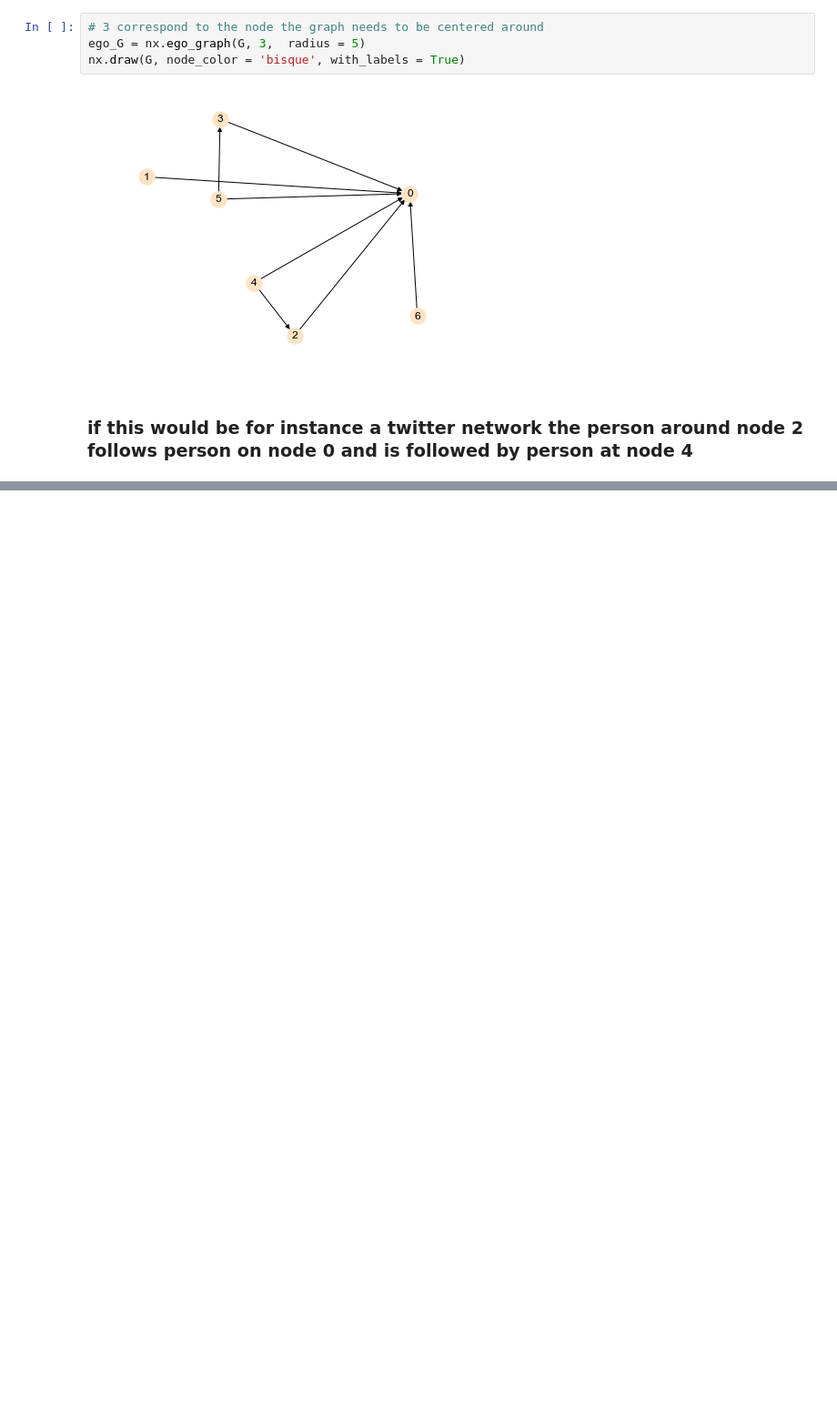
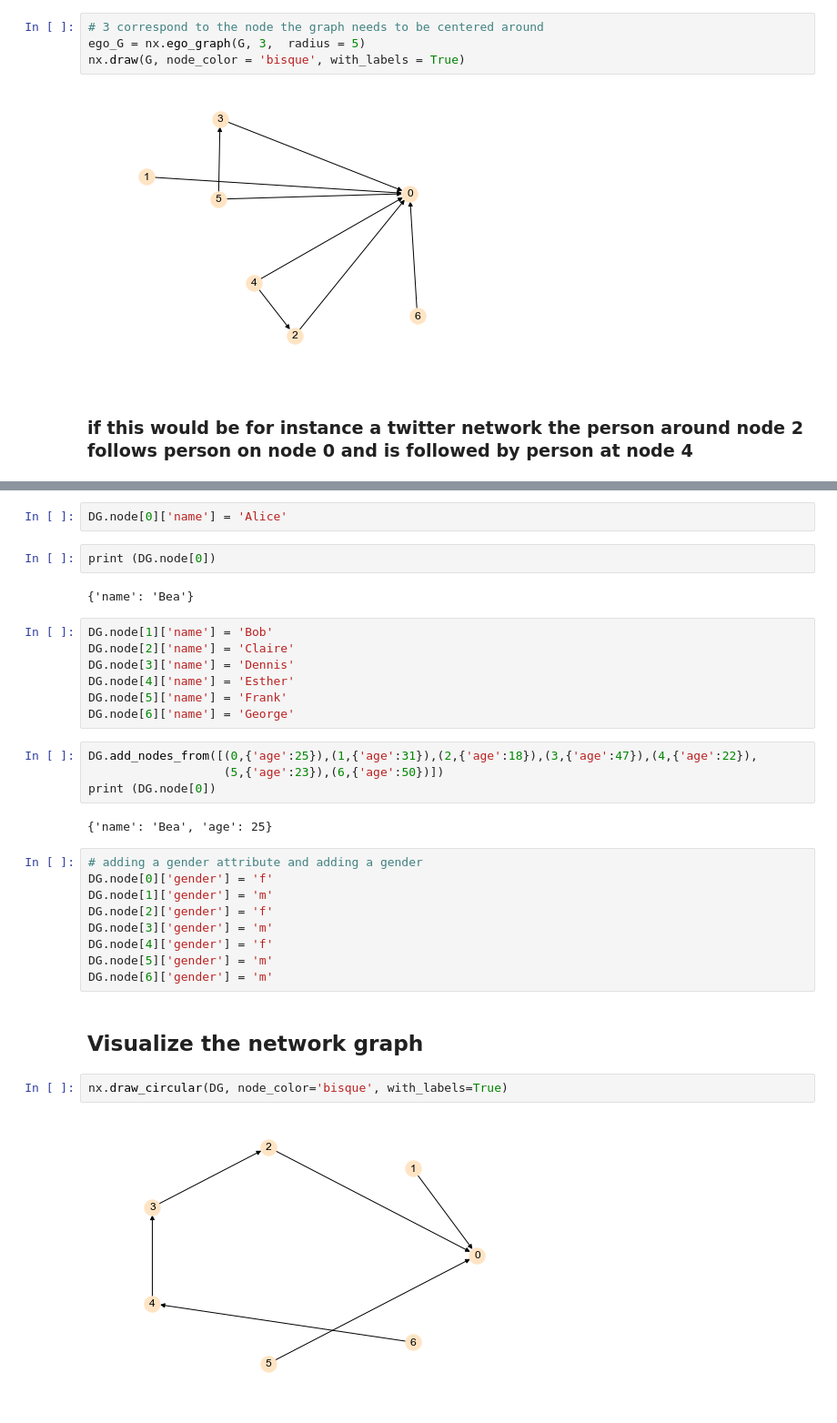
Before and after one commit to sousablde/DataSci-Searcheable-Notes, a Jupyter notebook: Data-Sci-Network Analysis.ipynb, the cells around one changed output, grey strips where cells are left out. Shown: that part at 91% size. Saved outputs shown, nothing was run; the diff lists cells and outputs as text; blank space fills up the shorter version.

```diff
--- a/Data-Sci-Network Analysis.ipynb
+++ b/Data-Sci-Network Analysis.ipynb
@@ -133,0 +171,34 @@ nx.draw(G, node_color = 'bisque', with_labels = True)
+# %%
+DG.node[0]['name'] = 'Alice'
+# %%
+print (DG.node[0])
+# %% [output]
+{'name': 'Bea'}
+# %%
+DG.node[1]['name'] = 'Bob'
+DG.node[2]['name'] = 'Claire'
+DG.node[3]['name'] = 'Dennis'
+DG.node[4]['name'] = 'Esther'
+DG.node[5]['name'] = 'Frank'
+DG.node[6]['name'] = 'George'
+# %%
+DG.add_nodes_from([(0,{'age':25}),(1,{'age':31}),(2,{'age':18}),(3,{'age':47}),(4,{'age':22}),
+                   (5,{'age':23}),(6,{'age':50})])
+print (DG.node[0])
+# %% [output]
+{'name': 'Bea', 'age': 25}
+# %%
+# adding a gender attribute and adding a gender
+DG.node[0]['gender'] = 'f'
+DG.node[1]['gender'] = 'm'
+DG.node[2]['gender'] = 'f'
+DG.node[3]['gender'] = 'm'
+DG.node[4]['gender'] = 'f'
+DG.node[5]['gender'] = 'm'
+DG.node[6]['gender'] = 'm'
+# %% [markdown]
+## Visualize the network graph
+# %%
+nx.draw_circular(DG, node_color='bisque', with_labels=True)
+# %% [output]
+[figure, added]
```
Also changed, not shown: parts of 26 cells of this notebook, 2 other files.
